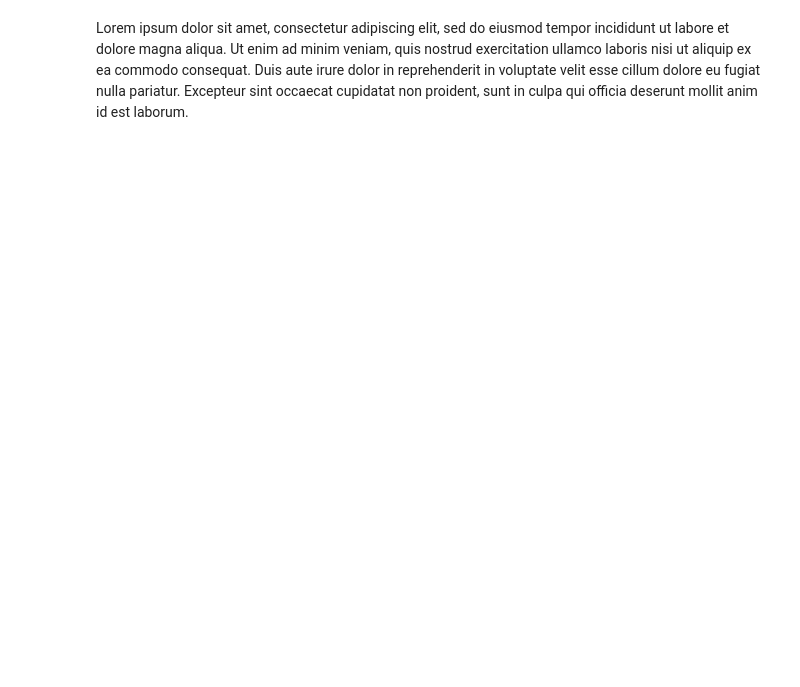
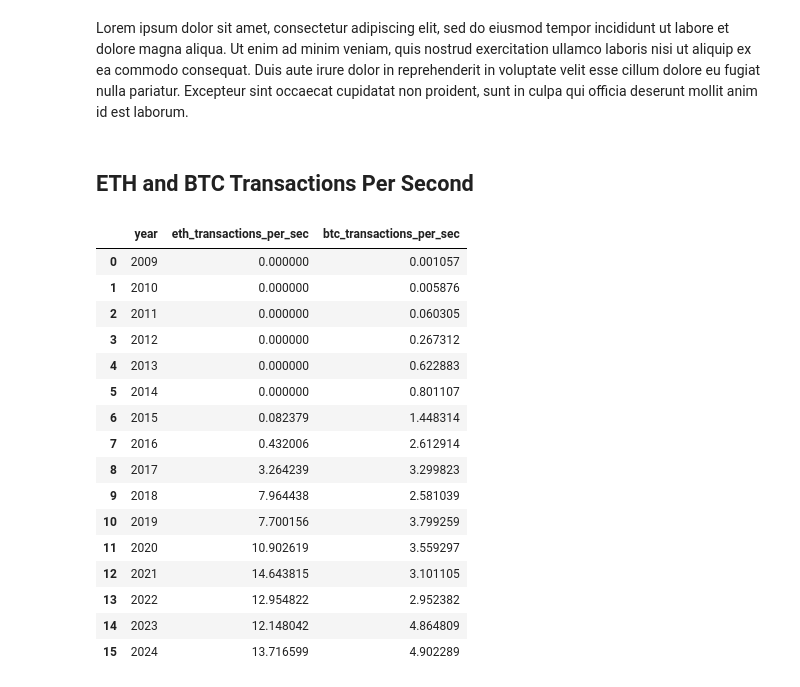
Before and after one commit to vsitucal-personal/bdcc_lab, a Jupyter notebook: BDCC_Lab.ipynb, the cells around one changed output. Drawn from its saved outputs; the diff is of its cells as text; code cells hidden in the pictures; blank space fills up the shorter version.

```diff
--- a/BDCC_Lab.ipynb
+++ b/BDCC_Lab.ipynb
@@ -210,2 +289,47 @@ plot_multiple_line_graphs(
 # %% [markdown]
 Lorem ipsum dolor sit amet, consectetur adipiscing elit, sed do eiusmod tempor incididunt ut labore et dolore magna aliqua. Ut enim ad minim veniam, quis nostrud exercitation ullamco laboris nisi ut aliquip ex ea commodo consequat. Duis aute irure dolor in reprehenderit in voluptate velit esse cillum dolore eu fugiat nulla pariatur. Excepteur sint occaecat cupidatat non proident, sunt in culpa qui officia deserunt mollit anim id est laborum.
+# %% [markdown]
+## ETH and BTC Transactions Per Second
+# %%
+btc_tps_trans = spark.sql("""
+WITH eth_daily_txn AS (
+    SELECT
+        date,
+        CAST(count(*) AS double) / (24 * 60 * 60) AS eth_transactions_per_sec
+    FROM df_eth_trans
+    GROUP BY date
+), btc_daily_txn AS (
+    SELECT
+        date,
+        CAST(count(*) AS double) / (24 * 60 * 60) AS btc_transactions_per_sec
+    FROM df_btc_trans
+    GROUP BY date
+)
+SELECT
+    YEAR(coalesce(eth.date, btc.date)) AS year,
+    AVG(eth.eth_transactions_per_sec) AS eth_transactions_per_sec,
+    AVG(btc.btc_transactions_per_sec) AS btc_transactions_per_sec
+FROM eth_daily_txn eth
+FULL OUTER JOIN btc_daily_txn btc ON eth.date = btc.date
+GROUP BY year
+ORDER BY year
+""").toPandas().fillna(0)
+btc_tps_trans
+# %% [output]
+|  | year | eth_transactions_per_sec | btc_transactions_per_sec |
+| 0 | 2009 | 0.000000 | 0.001057 |
+| 1 | 2010 | 0.000000 | 0.005876 |
+| 2 | 2011 | 0.000000 | 0.060305 |
+| 3 | 2012 | 0.000000 | 0.267312 |
+| 4 | 2013 | 0.000000 | 0.622883 |
+| 5 | 2014 | 0.000000 | 0.801107 |
+| 6 | 2015 | 0.082379 | 1.448314 |
+| 7 | 2016 | 0.432006 | 2.612914 |
+| 8 | 2017 | 3.264239 | 3.299823 |
+| 9 | 2018 | 7.964438 | 2.581039 |
+| 10 | 2019 | 7.700156 | 3.799259 |
+| 11 | 2020 | 10.902619 | 3.559297 |
+| 12 | 2021 | 14.643815 | 3.101105 |
+| 13 | 2022 | 12.954822 | 2.952382 |
+| 14 | 2023 | 12.148042 | 4.864809 |
+| 15 | 2024 | 13.716599 | 4.902289 |
```
Also changed, not shown: parts of 16 cells of this notebook, 3 other files.
